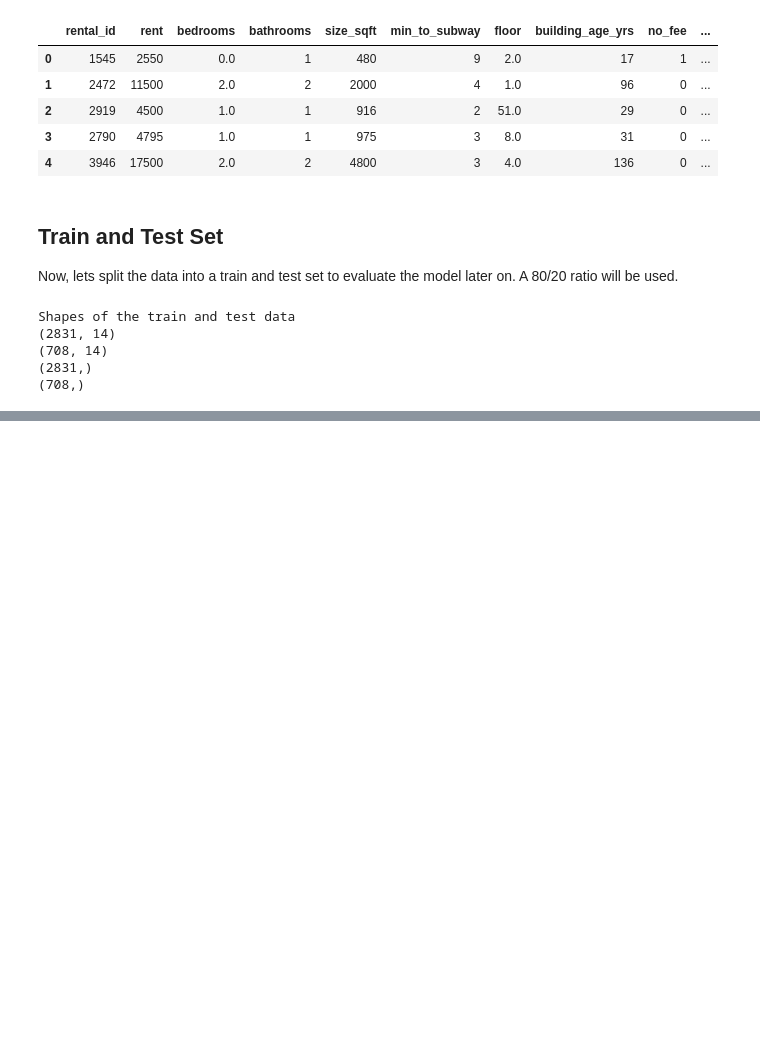
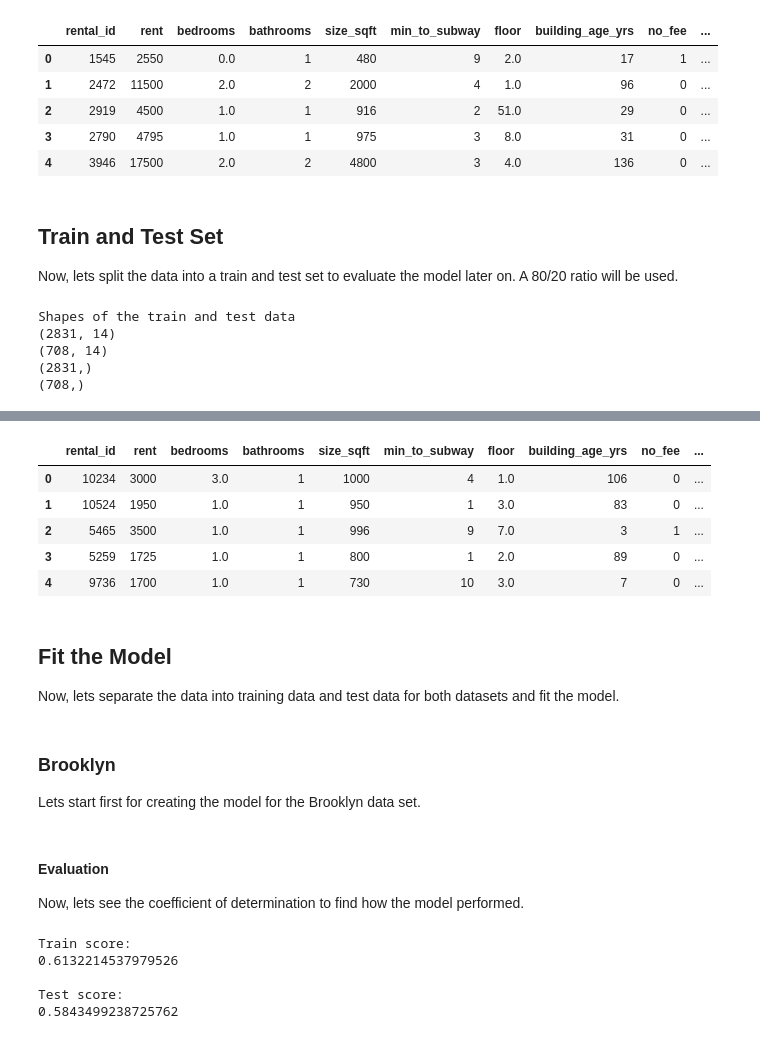
Before and after one commit to Joel-Milla/StreetEasy_LinearRegression, a Jupyter notebook: StreetEasy Model.ipynb, the cells around one changed output, grey strips where cells are left out. Saved outputs shown, nothing was run; the diff lists cells and outputs as text; code cells hidden in the pictures; blank space fills up the shorter version.

```diff
--- a/StreetEasy Model.ipynb
+++ b/StreetEasy Model.ipynb
@@ -80,0 +138,16 @@ Shapes of the train and test data
+# %%
+queens = pd.read_csv('https://raw.githubusercontent.com/Codecademy/datasets/master/streeteasy/queens.csv')
+queens.head()
+# %% [output]
+|  | rental_id | rent | bedrooms | bathrooms | size_sqft | min_to_subway | floor | building_age_yrs | no_fee | ... |
+| 0 | 10234 | 3000 | 3.0 | 1 | 1000 | 4 | 1.0 | 106 | 0 | ... |
+| 1 | 10524 | 1950 | 1.0 | 1 | 950 | 1 | 3.0 | 83 | 0 | ... |
+| 2 | 5465 | 3500 | 1.0 | 1 | 996 | 9 | 7.0 | 3 | 1 | ... |
+| 3 | 5259 | 1725 | 1.0 | 1 | 800 | 1 | 2.0 | 89 | 0 | ... |
+| 4 | 9736 | 1700 | 1.0 | 1 | 730 | 10 | 3.0 | 7 | 0 | ... |
+# %% [markdown]
+## Fit the Model
+Now, lets separate the data into training data and test data for both datasets and fit the model.
+# %% [markdown]
+### Brooklyn
+Lets start first for creating the model for the Brooklyn data set.
@@ -80,0 +180,15 @@ Shapes of the train and test data
+# %% [markdown]
+#### Evaluation
+Now, lets see the coefficient of determination to find how the model performed.
+# %%
+print("Train score:")
+print(model.score(X_train, y_train))
+print()
+print("Test score:")
+print(model.score(X_test, y_test))
+# %% [output]
+Train score:
+0.6132214537979526
+
+Test score:
+0.5843499238725762
```
Also changed, not shown: parts of 27 cells of this notebook.
